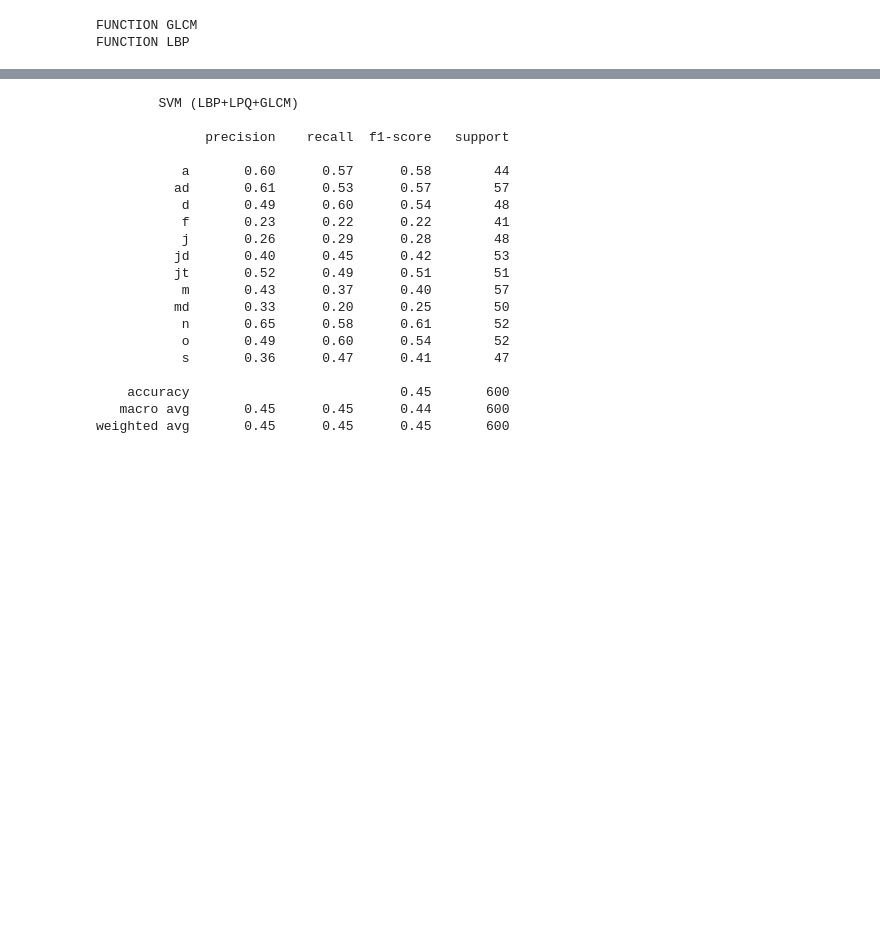
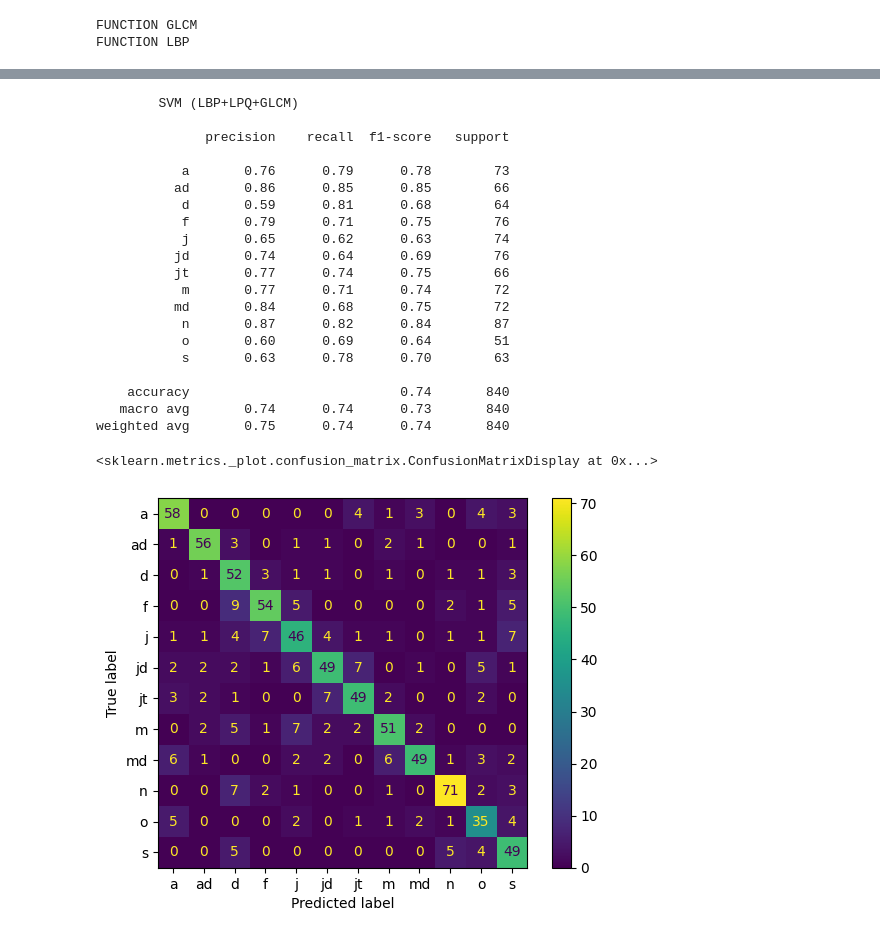
Before and after one commit to alguiguilo098/Trabalho-Final-Inteligencia-Computacional, a Jupyter notebook: main.ipynb, the cells around one changed output, grey strips where cells are left out. Drawn from its saved outputs; the diff is of its cells as text; code cells hidden in the pictures; blank space fills up the shorter version.

```diff
--- a/main.ipynb
+++ b/main.ipynb
@@ -43,7 +44,7 @@ if RUN:
 
 X_lbp=readfilendarray(filename="DadosExtraidos/X_LBP.txt")
 
-X_lpq=lpq_function("BasedeDados/*.bmp",P=30,R=6)
+X_lpq=lpq_function("BasedeDados/*.bmp",P=25,R=6)
 
 X_glcm=readfilendarray(filename="DadosExtraidos/X_GLCM.txt")
 
@@ -53,7 +54,11 @@ y = y.reshape(-1, 1)
 
 x_lpq_lpq_glcm=np.concatenate((X_lbp,X_lpq,X_glcm,y),axis=1)
 
-X_train_model,X_test_model= train_test_split(x_lpq_lpq_glcm,test_size=0.2,train_size=0.8,random_state=999)
+knn_x_lpq_lpq_glcm=np.concatenate((X_lbp,X_lpq,y),axis=1)
+
+X_train_model,X_test_model=train_test_split(x_lpq_lpq_glcm,test_size=0.2,train_size=0.8,random_state=999)
+
+X_train_knn_model,X_test_knn_model=train_test_split(knn_x_lpq_lpq_glcm,test_size=0.2,train_size=0.8,random_state=999)
 # %% [output]
 FUNCTION GLCM
 FUNCTION LBP
@@ -70,26 +82,26 @@ def randomgridsearchotimizator(n_iter:int,scoring:str,cvparts,pipe,parameters):
     return RandomizedSearchCV(estimator=pipe,param_distributions=parameters,n_iter=n_iter,scoring=scoring,cv=cvparts,n_jobs=6,error_score='raise')
 # %%
 pipe=Pipeline(steps=[("scalar",StandardScaler()),
+                     ('pca', PCA()),
                      ("model",SVC())])
 
 
 parameters = {
-    "model__decision_function_shape": ["ovo", "ovr"],
-    "model__coef0": [0, 1, 2, 3, 4, 5,10],
-    "model__degree": [1, 2, 3, 4, 5,10,20],
-    "model__kernel": ['poly', "rbf", "linear"],
-    "model__C": loguniform(1e-2, 1e2),
-    "model__gamma": ["scale", "auto"] + list(loguniform(1e-4, 1e1).rvs(10)),
-    "model__shrinking": [False,True],
-    "model__tol": loguniform(1e-5, 1e-1),
+    "pca__n_components":[16,32,64,128],
+    "pca__svd_solver":['auto', 'full', 'arpack', 'randomized'],
+    "model__coef0": [0,1,2,3,4,5],
+    "model__degree": [1,2,3,4,5],
+    "model__kernel": ['poly',"rbf","sigmoid"],
+    "model__C": loguniform(1e-2, 1e1),
+    "model__gamma": ["scale", "auto"],
+    "model__tol": loguniform(1e-3, 1e-1),
 }
-# %%
-NOTOPTPARAMATERS=True
-
-if NOTOPTPARAMATERS:
-    bestparameters={'model__C': np.float64(8.54422003464809), 'model__coef0': 5, 'model__decision_function_shape': 'ovo', 'model__degree': 5, 'model__gamma': np.float64(0.00033739898121480747), 'model__kernel': 'rbf', 'model__shrinking': False, 'model__tol': np.float64(0.010258725065771445)}
-    svmlbp_lpq=SVC(C=bestparameters['model__C'],coef0=bestparameters['model__coef0'],degree=bestparameters['model__degree'],kernel=bestparameters["model__kernel"])
-else:
-    svmlbp_lpq=randomgridsearchotimizator(parameters=parameters,pipe=pipe,scoring="f1_macro",cvparts=CVPARTS,n_iter=25)
+# %%
+NOTOPTPARAMATERS=False
+
+if NOTOPTPARAMATERS:
+    svmlbp_lpq=pickle.load("./Models/svm_LBP_LPQ_GLCM.pkl")
+else:
+    svmlbp_lpq=randomgridsearchotimizator(parameters=parameters,pipe=pipe,scoring="f1_macro",cvparts=5,n_iter=15)
 # %%
 svmlbp_lpq.fit(X=X_train_model,y=y_train)
@@ -103,21 +139,26 @@ print(classification_report(y_test,y_pred=ypredsvmglcm)+"\n")
 
               precision    recall  f1-score   support
 
-           a       0.60      0.57      0.58        44
-          ad       0.61      0.53      0.57        57
-           d       0.49      0.60      0.54        48
-           f       0.23      0.22      0.22        41
-           j       0.26      0.29      0.28        48
-          jd       0.40      0.45      0.42        53
-          jt       0.52      0.49      0.51        51
-           m       0.43      0.37      0.40        57
-          md       0.33      0.20      0.25        50
-           n       0.65      0.58      0.61        52
-           o       0.49      0.60      0.54        52
-           s       0.36      0.47      0.41        47
+           a       0.76      0.79      0.78        73
+          ad       0.86      0.85      0.85        66
+           d       0.59      0.81      0.68        64
+           f       0.79      0.71      0.75        76
+           j       0.65      0.62      0.63        74
+          jd       0.74      0.64      0.69        76
+          jt       0.77      0.74      0.75        66
+           m       0.77      0.71      0.74        72
+          md       0.84      0.68      0.75        72
+           n       0.87      0.82      0.84        87
+           o       0.60      0.69      0.64        51
+           s       0.63      0.78      0.70        63
 
-    accuracy                           0.45       600
-   macro avg       0.45      0.45      0.44       600
-weighted avg       0.45      0.45      0.45       600
+    accuracy                           0.74       840
+   macro avg       0.74      0.74      0.73       840
+weighted avg       0.75      0.74      0.74       840
+# %%
+ConfusionMatrixDisplay.from_predictions(y_test,y_pred=ypredsvmglcm)
+# %% [output]
+<sklearn.metrics._plot.confusion_matrix.ConfusionMatrixDisplay at 0x...>
+[figure, added]
 # %%
 pipe=Pipeline(steps=[("scalar",StandardScaler()),
```
Also changed, not shown: parts of 10 cells of this notebook, 6 other files.
